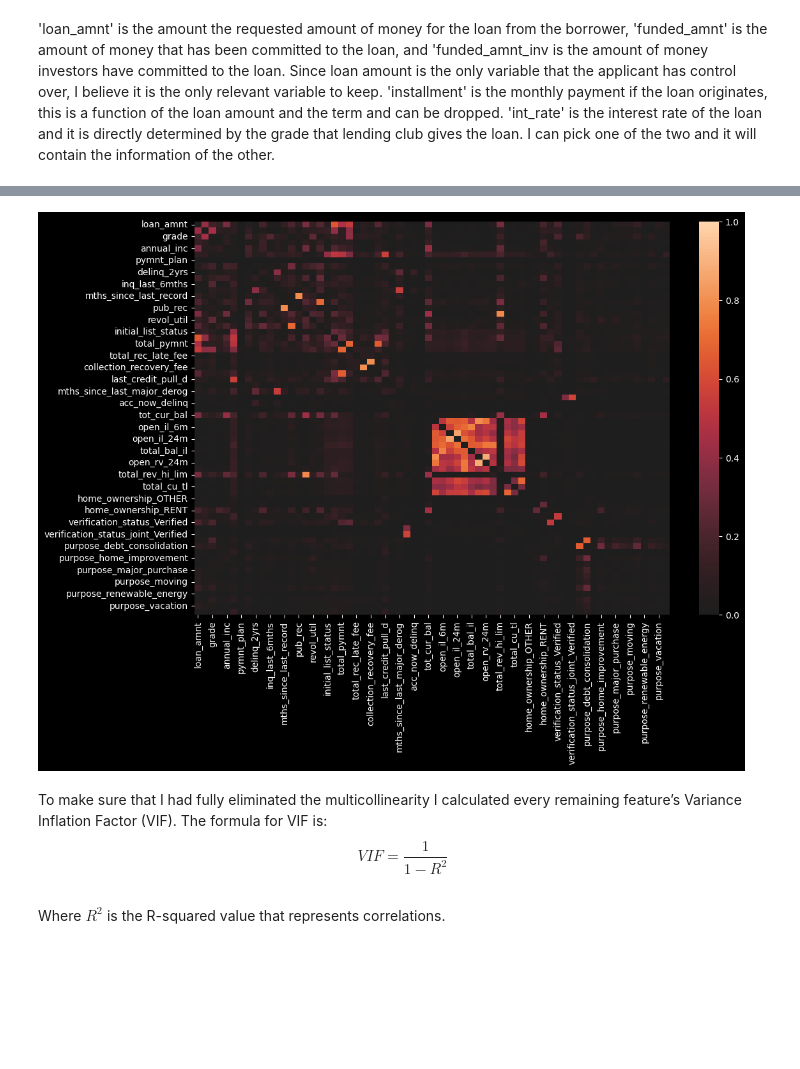
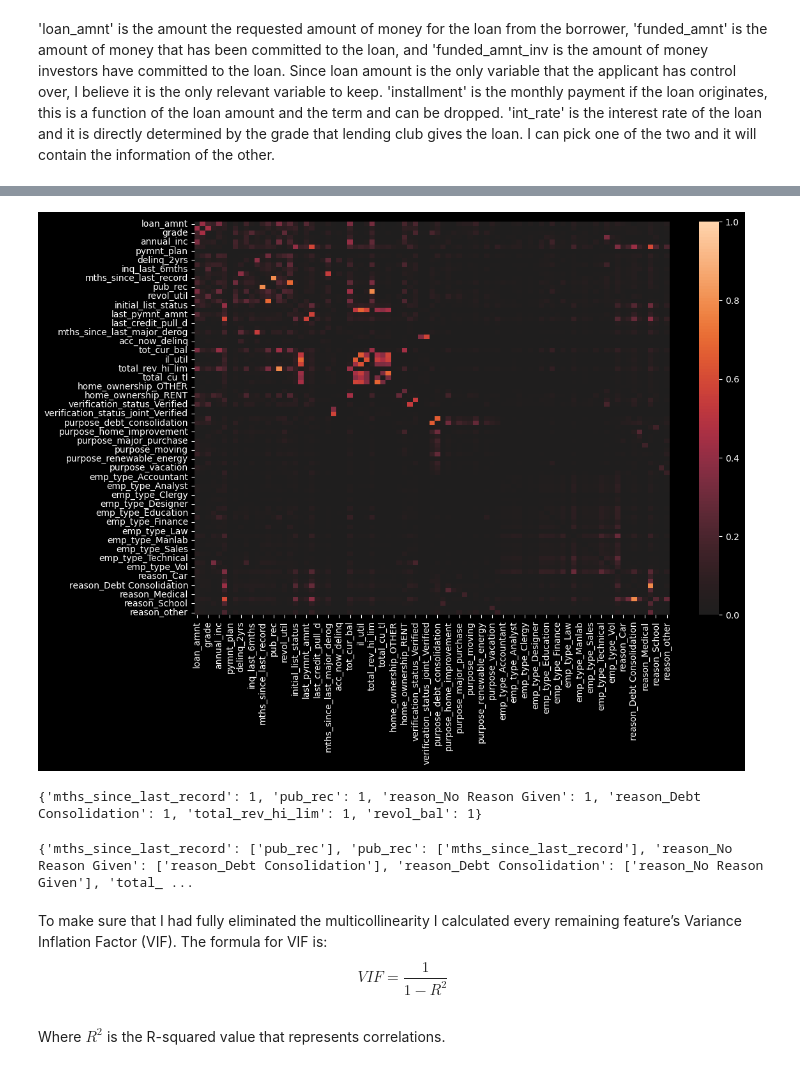
Before and after one commit to Jewdah18/Loan-Default-Risk, a Jupyter notebook: notebooks/Data Wrangling.ipynb, the cells around one changed output, grey strips where cells are left out. Cells and saved outputs as stored; diff of their text form; code cells hidden in the pictures; blank space fills up the shorter version.

```diff
--- a/notebooks/Data Wrangling.ipynb
+++ b/notebooks/Data Wrangling.ipynb
@@ -557,5 +557,6 @@ zero_diagonal_heatmap(X_num, 0, 7)
 # %% [markdown]
 'loan_amnt' is the amount the requested amount of money for the loan from the borrower, 'funded_amnt' is the amount of money that has been committed to the loan, and 'funded_amnt_inv is the amount of money investors have committed to the loan. Since loan amount is the only variable that the applicant has control over, I believe it is the only relevant variable to keep. 'installment' is the monthly payment if the loan originates, this is a function of the loan amount and the term and can be dropped. 'int_rate' is the interest rate of the loan and it is directly determined by the grade that lending club gives the loan. I can pick one of the two and it will contain the information of the other.
 # %%
-X_num = X_num.drop(['funded_amnt','funded_amnt_inv', 'installment','int_rate'], axis = 1)
+# X_num = X_num.drop(['funded_amnt','funded_amnt_inv', 'installment','int_rate'], axis = 1)
+X_num_X.drop(['funded_amnt','funded_amnt_inv', 'installment','int_rate'], axis = 1, inplace = True)
 # %%
@@ -609,0 +615,9 @@ ValueError: Length mismatch: Expected axis has 26 elements, new values have 27 e
+# %%
+X_num_X['il_6'] =  X_num_X['open_il_6m'] * 2
+X_num_X['il_24'] =  X_num_X['open_il_24m'] / 2
+X_num_X['open_install_acc'] = X_num_X[['il_6', 'open_il_12m', 'il_24']].max(axis = 1)
+
+X_num_X['rv_24'] =  X_num_X['open_rv_24m'] / 2
+X_num_X['open_revolving'] = X_num_X[['open_rv_12m', 'rv_24']].max(axis = 1)
+
+X_num_X.drop(['il_6', 'open_il_12m', 'il_24', 'open_rv_12m', 'rv_24', 'open_il_6m', 'open_il_24m','open_rv_24m'], axis = 1, inplace = True)
@@ -610,6 +642,15 @@ ValueError: Length mismatch: Expected axis has 26 elements, new values have 27 e
 # %%
-X_num.drop(['all_util','il_util', 'total_rec_prncp', 'inc_joint', 'application_type', 'total_pymnt_inv', 'out_prncp_inv'], axis = 1, inplace = True)
+X_num_X.drop(['mths_since_rcnt_il', 'all_util', 'open_install_acc', 'open_revolving',
+               'total_bal_il', 'inc_joint', 'application_type'], axis = 1, inplace = True)
 # %%
-zero_diagonal_heatmap(X_num)
+zero_diagonal_heatmap(X_num_X)
 # %% [output]
-[figure, old version]
+[figure, new version]
+# %%
+corr_dict(X_num_X)
+# %% [output]
+{'mths_since_last_record': 1, 'pub_rec': 1, 'reason_No Reason Given': 1, 'reason_Debt Consolidation': 1, 'total_rev_hi_lim': 1, 'revol_bal': 1}
+# %%
+corr_list(corr = 0.7, min_corr = 1)
+# %% [output]
+{'mths_since_last_record': ['pub_rec'], 'pub_rec': ['mths_since_last_record'], 'reason_No Reason Given': ['reason_Debt Consolidation'], 'reason_Debt Consolidation': ['reason_No Reason Given'], 'total_ ...
```
Also changed, not shown: parts of 45 cells of this notebook.
